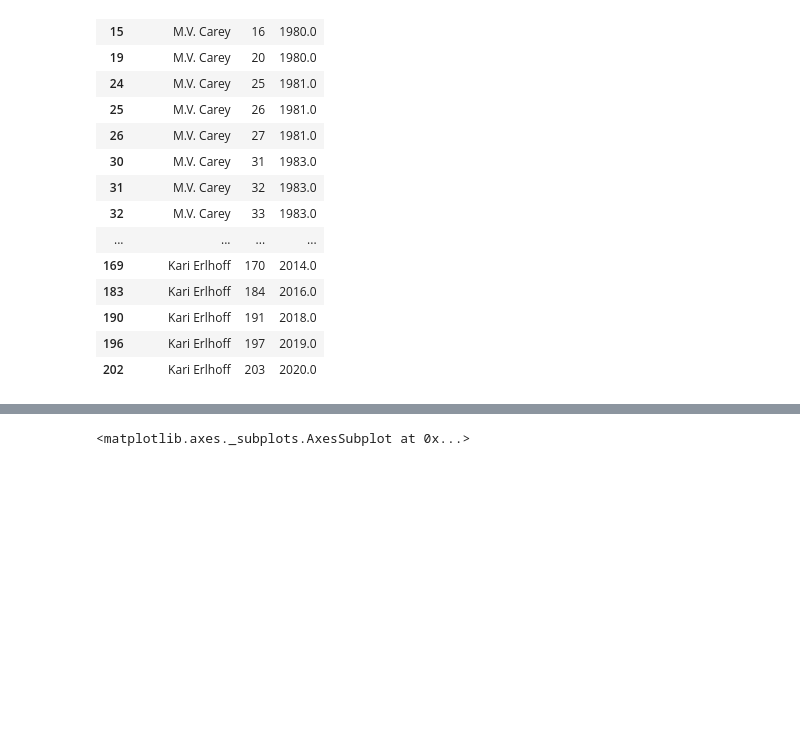
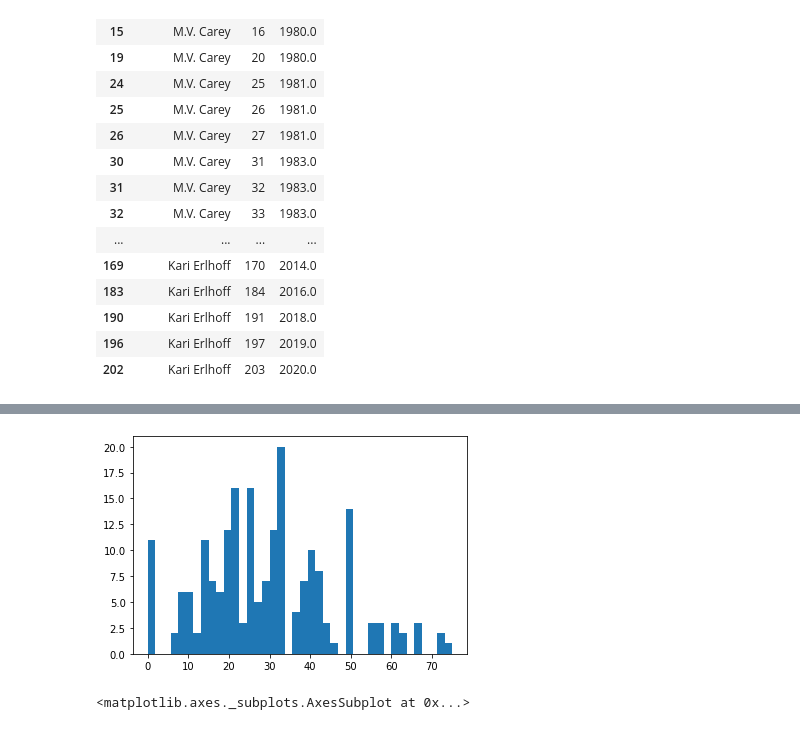
Before and after one commit to Lisa-Ho/three-investigators, a Jupyter notebook: notebooks/three-investigators-part-4-cleaning-and-analysis.ipynb, the cells around one changed output, grey strips where cells are left out. Cells and saved outputs as stored; diff of their text form; code cells hidden in the pictures; blank space fills up the shorter version.

```diff
--- a/notebooks/three-investigators-part-4-cleaning-and-analysis.ipynb
+++ b/notebooks/three-investigators-part-4-cleaning-and-analysis.ipynb
@@ -553,3 +597,11 @@ df
+# %%
+a = meta["female_side_actors_ratio"]
+plt.hist(a, bins = 40)
+
+# Show plot
+plt.show()
+# %% [output]
+[figure, added]
 # %%
 #number of episodes over time
 meta.set_index("id")["female_actors_ratio"].plot(kind='bar')
```
Also changed, not shown: parts of 15 cells of this notebook.
